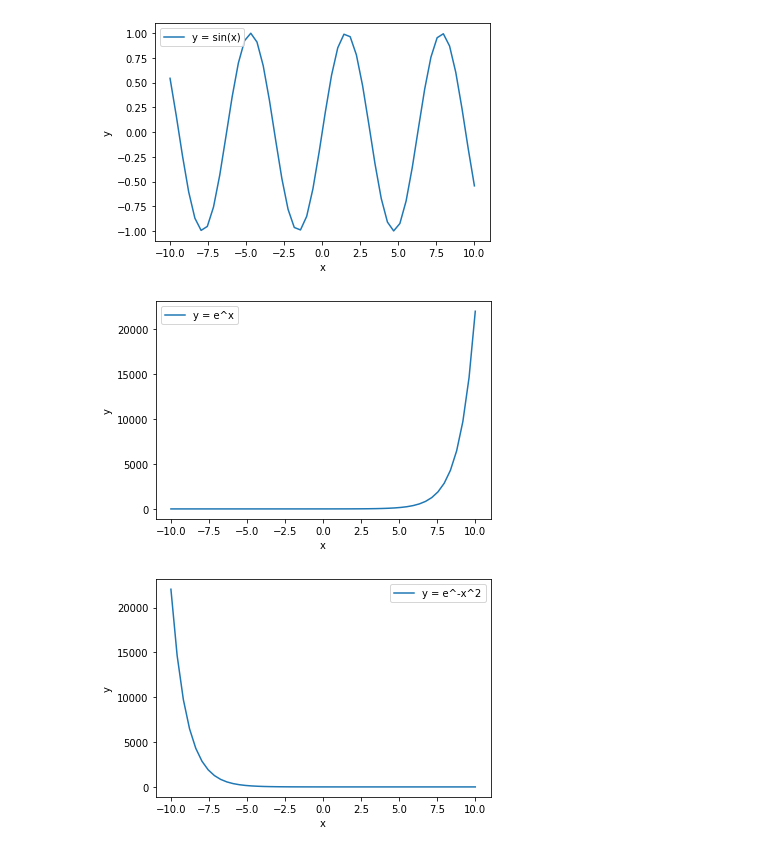
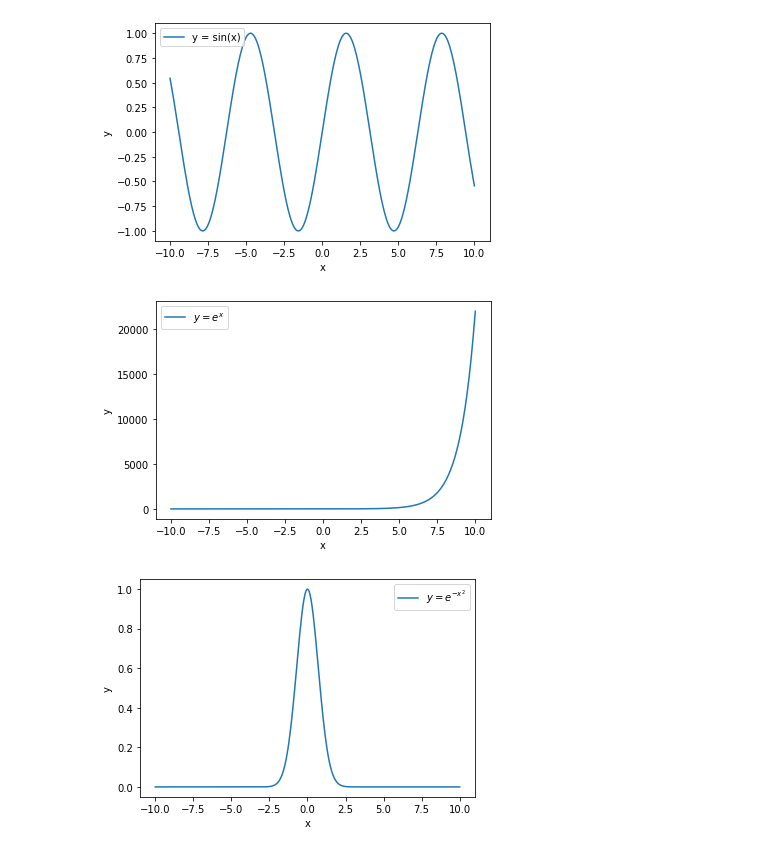
Before and after one commit to AnasTere/Data_Sci, a Jupyter notebook: Anastasia_Tereschenko_2023_Lab_1.ipynb, the cells around one changed output. Cells and saved outputs as stored; diff of their text form; code cells hidden in the pictures.

```diff
--- a/Anastasia_Tereschenko_2023_Lab_1.ipynb
+++ b/Anastasia_Tereschenko_2023_Lab_1.ipynb
@@ -265,6 +274,6 @@ $y=e^{-x^2}$
 # %% [markdown]
 Pick out a plot of your choice from [here](https://matplotlib.org/stable/gallery/index.html), copy the code to this notebook, run, and document to the best of your abilities.
 # %%
-x = np.linspace(-10,10)
+x = np.linspace(-10,10,300)
 # %%
 x
@@ -317,7 +310,7 @@ y = math.e + np.exp(x)
 # %%
-plt.plot(x,y,label="y = e^x")
+plt.plot(x,y,label="$y = e^x$")
 plt.xlabel("x");
 plt.ylabel("y");
 plt.legend();
 # %% [output]
-[figure, old version]
+[figure, new version]
@@ -326,7 +317,9 @@ y = math.e + np.exp(-x) + np.exp(2)
+# %%
+y = np.e**(-x**2) #order of op super important
 # %%
-plt.plot(x,y,label="y = e^-x^2")
+plt.plot(x,y,label="$y = e^{-x^2}$")
 plt.xlabel("x");
 plt.ylabel("y");
 plt.legend();
 # %% [output]
-[figure, old version]
+[figure, new version]
```
Also changed, not shown: parts of 11 cells of this notebook.
